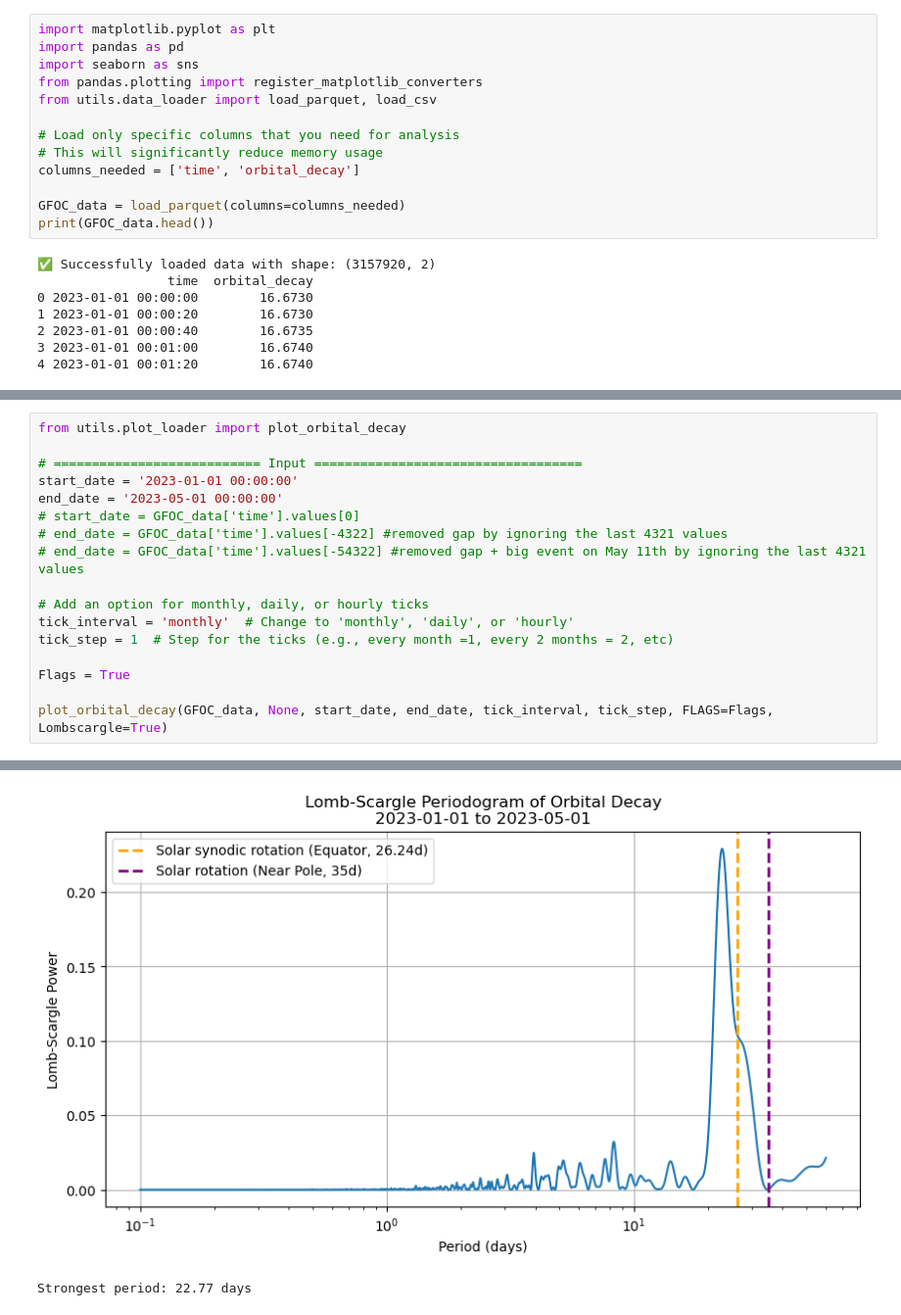
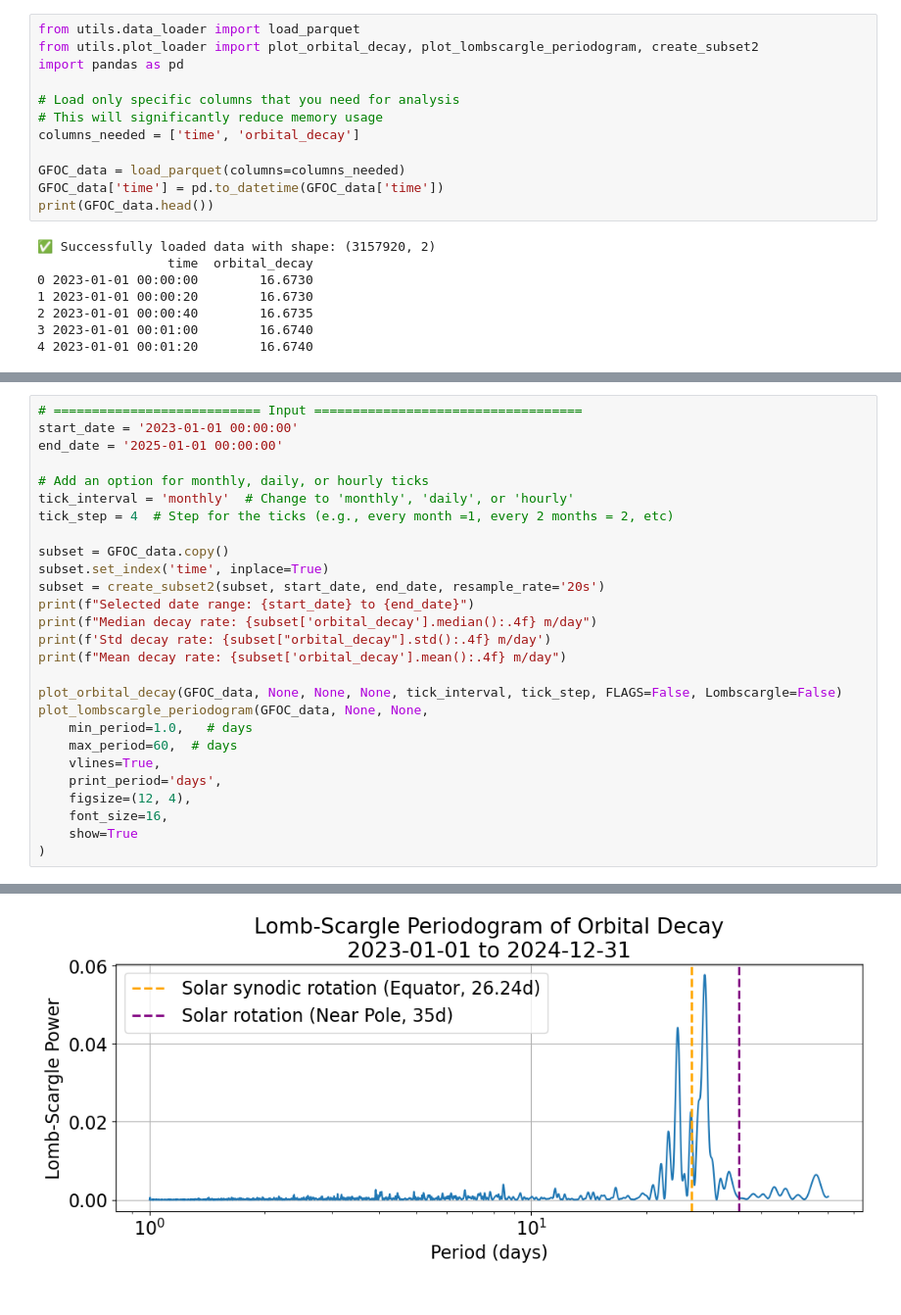
Before and after one commit to David-Student-Bern/MT, a Jupyter notebook: Analysis/Orbital_Decay/Trend_Removal/lombscargle_subset.ipynb, the cells around one changed output, grey strips where cells are left out. Shown at 98% size. Drawn from its saved outputs; the diff is of its cells as text.

```diff
--- a/Analysis/Orbital_Decay/Trend_Removal/lombscargle_subset.ipynb
+++ b/Analysis/Orbital_Decay/Trend_Removal/lombscargle_subset.ipynb
@@ -3,17 +3,16 @@ A quick way to generate a lomb-scargle plot for a subset of the dataset.
 # %% [markdown]
 # Load Dataset
 # %%
-import matplotlib.pyplot as plt
+from utils.data_loader import load_parquet
+from utils.plot_loader import plot_orbital_decay, plot_lombscargle_periodogram, create_subset2
 import pandas as pd
-import seaborn as sns
-from pandas.plotting import register_matplotlib_converters
-from utils.data_loader import load_parquet, load_csv
 
 # Load only specific columns that you need for analysis
 # This will significantly reduce memory usage
 columns_needed = ['time', 'orbital_decay']
 
 GFOC_data = load_parquet(columns=columns_needed)
+GFOC_data['time'] = pd.to_datetime(GFOC_data['time'])
 print(GFOC_data.head())
 # %% [output]
 ✅ Successfully loaded data with shape: (3157920, 2)
@@ -34,18 +27,28 @@ Shock, Helio, RC = load_flags()
 # %%
-from utils.plot_loader import plot_orbital_decay
-
 # =========================== Input ===================================
 start_date = '2023-01-01 00:00:00'
-end_date = '2023-05-01 00:00:00'
-# start_date = GFOC_data['time'].values[0]
-# end_date = GFOC_data['time'].values[-4322] #removed gap by ignoring the last 4321 values
-# end_date = GFOC_data['time'].values[-54322] #removed gap + big event on May 11th by ignoring the last 4321 values
+end_date = '2025-01-01 00:00:00'
 
 # Add an option for monthly, daily, or hourly ticks
 tick_interval = 'monthly'  # Change to 'monthly', 'daily', or 'hourly'
-tick_step = 1  # Step for the ticks (e.g., every month =1, every 2 months = 2, etc)
+tick_step = 4  # Step for the ticks (e.g., every month =1, every 2 months = 2, etc)
 
-Flags = True
+subset = GFOC_data.copy()
+subset.set_index('time', inplace=True)
+subset = create_subset2(subset, start_date, end_date, resample_rate='20s')
+print(f"Selected date range: {start_date} to {end_date}")
+print(f"Median decay rate: {subset['orbital_decay'].median():.4f} m/day")
+print(f'Std decay rate: {subset["orbital_decay"].std():.4f} m/day')
+print(f"Mean decay rate: {subset['orbital_decay'].mean():.4f} m/day")
 
-plot_orbital_decay(GFOC_data, None, start_date, end_date, tick_interval, tick_step, FLAGS=Flags, Lombscargle=True)
+plot_orbital_decay(GFOC_data, None, None, None, tick_interval, tick_step, FLAGS=False, Lombscargle=False)
+plot_lombscargle_periodogram(GFOC_data, None, None,
+    min_period=1.0,   # days
+    max_period=60,  # days
+    vlines=True,
+    print_period='days',
+    figsize=(12, 4),
+    font_size=16,
+    show=True
+)
 # %% [output]
@@ -53,2 +60 @@ plot_orbital_decay(GFOC_data, None, start_date, end_date, tick_interval, tick_st
-[figure, old version]
+[figure, new version]
-Strongest period: 22.77 days
```
Also changed, not shown: parts of 13 cells of this notebook, 4 other files.
